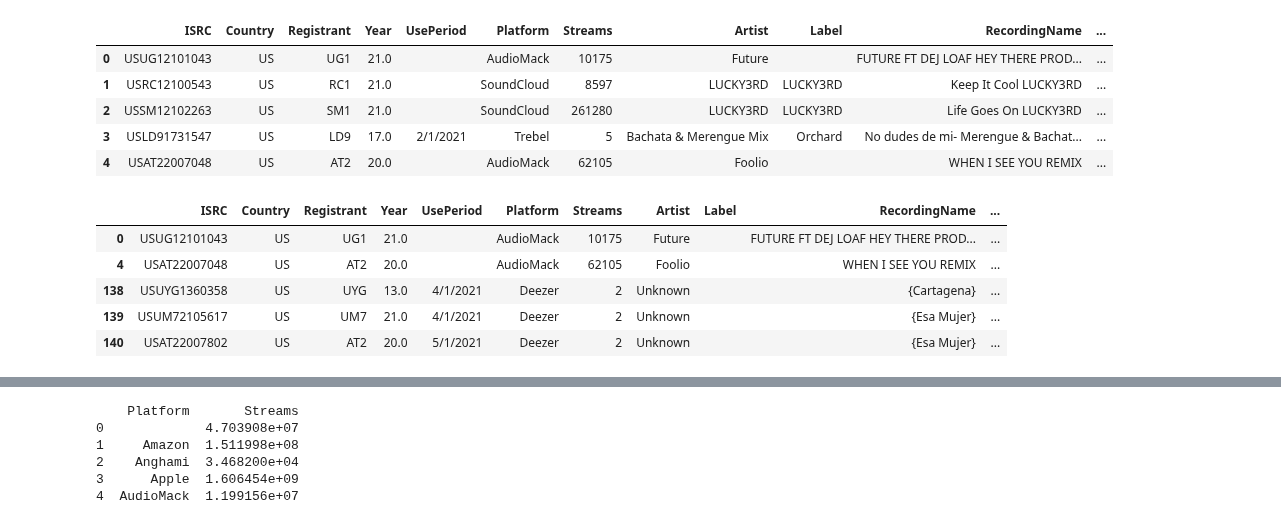
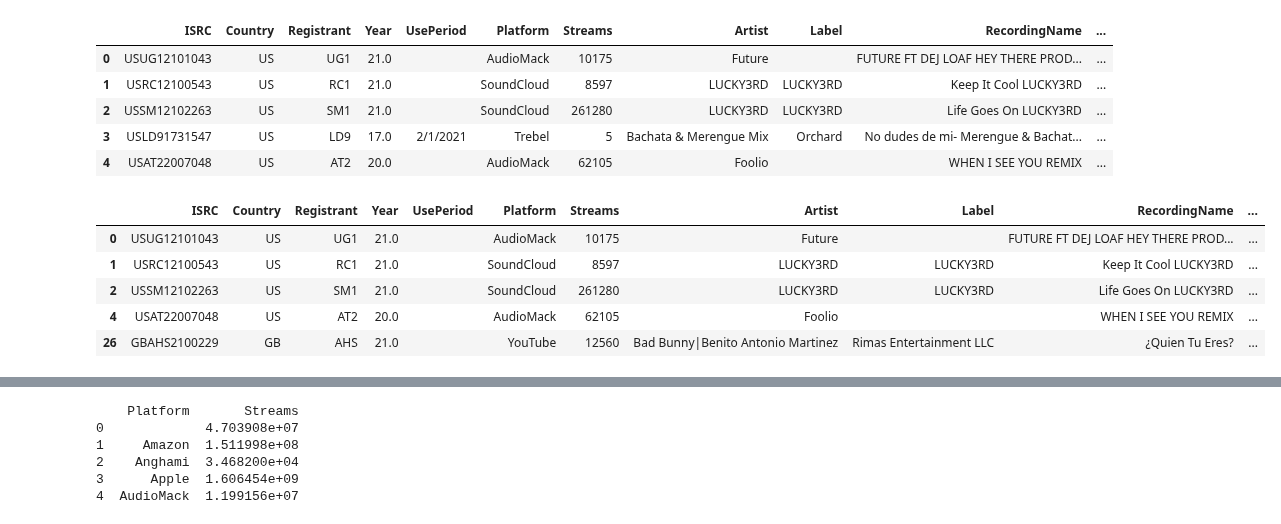
Before and after one commit to NSS-Data-Analytics-Cohort-6/mlc-project-count-dracula, a Jupyter notebook: notebooks/MLC_new.ipynb, the cells around one changed output, grey strips where cells are left out. Drawn from its saved outputs; the diff is of its cells as text; code cells hidden in the pictures.

```diff
--- a/notebooks/MLC_new.ipynb
+++ b/notebooks/MLC_new.ipynb
@@ -44,3 +47,7 @@ music_df.rename(columns={'If ': 'ISRC'})
 | 99998 | SEYOK1669274 | SE | YOK | 16.0 | 3/1/2021 | Apple | ... |
 | 99999 | QZK6F2019397 | QZ | K6F | 20.0 | 2/1/2021 | Spotify | ... |
 100000 rows × 13 columns
+# %%
+music_df.rename(columns={music_df.columns[12]: 'ListsWriters'}, inplace=True) #renames songwriter column
+nowriter=music_df.loc[(music_df['ListsWriters']==0)] #finds only records where there's no songwriter
+nowriter=nowriter.groupby(['Streaming Platform (DSP)'], as_index=False).agg({'ListsWriters':'count'}) #aggregates by platform
@@ -122,12 +193,12 @@ music_df.head()
 | 3 | USLD91731547 | US | LD9 | 17.0 | 2/1/2021 | Trebel | 5 | Bachata & Merengue Mix | Orchard | No dudes de mi- Merengue & Bachat... | ... |
 | 4 | USAT22007048 | US | AT2 | 20.0 |  | AudioMack | 62105 | Foolio |  | WHEN I SEE YOU REMIX | ... |
 # %%
-test=music_df.loc[(music_df['Label']==' ')] #testing the difference between '' and ' ' -> I need to use ' ' to find blanks
+test=music_df.loc[(music_df['UsePeriod']==' ')] #testing the difference between '' and ' ' -> I need to use ' ' to find blanks
 test.head()
 # %% [output]
 |  | ISRC | Country | Registrant | Year | UsePeriod | Platform | Streams | Artist | Label | RecordingName | ... |
 | 0 | USUG12101043 | US | UG1 | 21.0 |  | AudioMack | 10175 | Future |  | FUTURE FT DEJ LOAF HEY THERE PROD... | ... |
+| 1 | USRC12100543 | US | RC1 | 21.0 |  | SoundCloud | 8597 | LUCKY3RD | LUCKY3RD | Keep It Cool LUCKY3RD | ... |
+| 2 | USSM12102263 | US | SM1 | 21.0 |  | SoundCloud | 261280 | LUCKY3RD | LUCKY3RD | Life Goes On LUCKY3RD | ... |
 | 4 | USAT22007048 | US | AT2 | 20.0 |  | AudioMack | 62105 | Foolio |  | WHEN I SEE YOU REMIX | ... |
-| 138 | USUYG1360358 | US | UYG | 13.0 | 4/1/2021 | Deezer | 2 | Unknown |  | {Cartagena} | ... |
-| 139 | USUM72105617 | US | UM7 | 21.0 | 4/1/2021 | Deezer | 2 | Unknown |  | {Esa Mujer} | ... |
-| 140 | USAT22007802 | US | AT2 | 20.0 | 5/1/2021 | Deezer | 2 | Unknown |  | {Esa Mujer} | ... |
+| 26 | GBAHS2100229 | GB | AHS | 21.0 |  | YouTube | 12560 | Bad Bunny|Benito Antonio Martinez | Rimas Entertainment LLC | ¿Quien Tu Eres? | ... |
```
Also changed, not shown: parts of 6 cells of this notebook.
